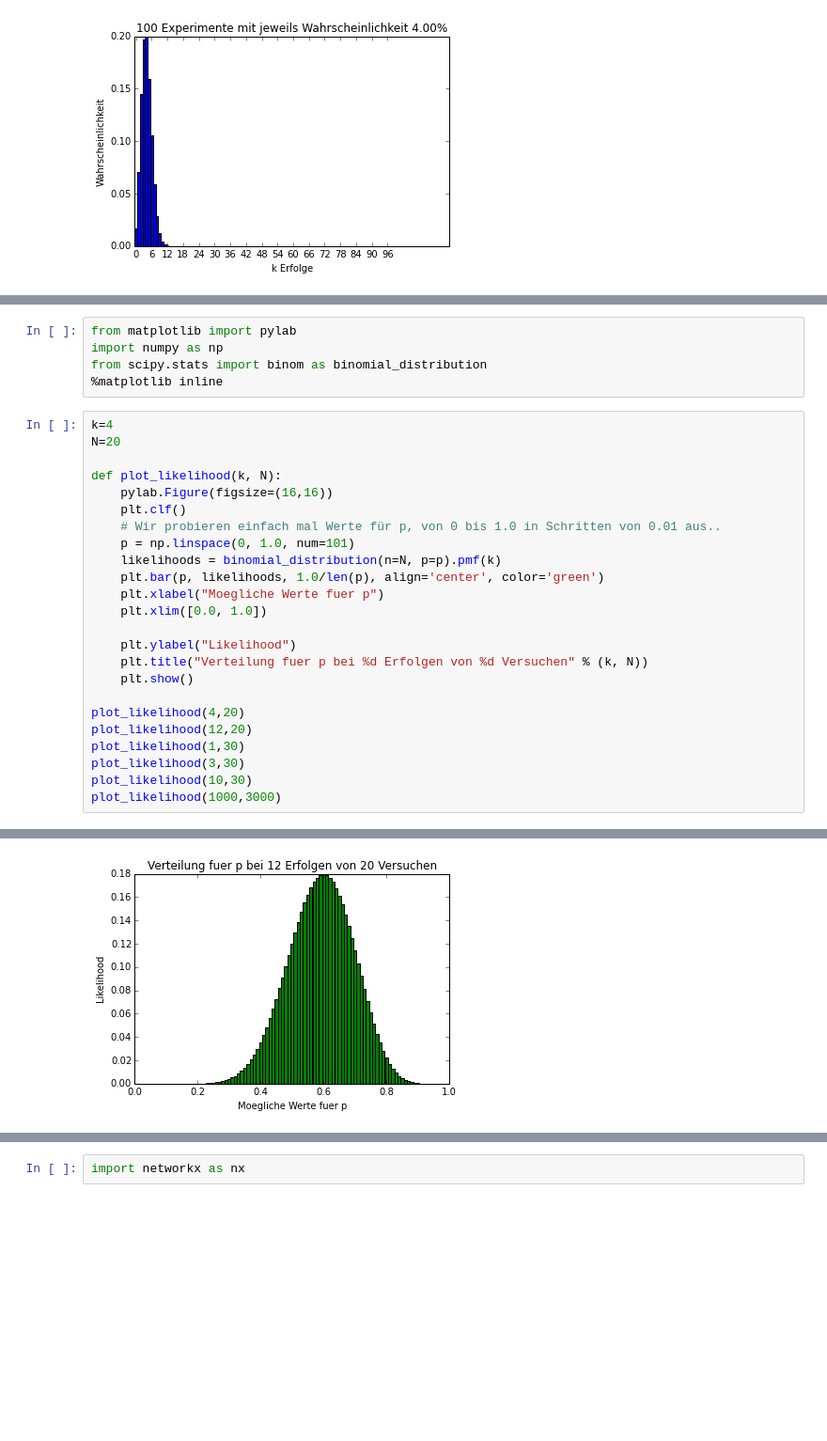
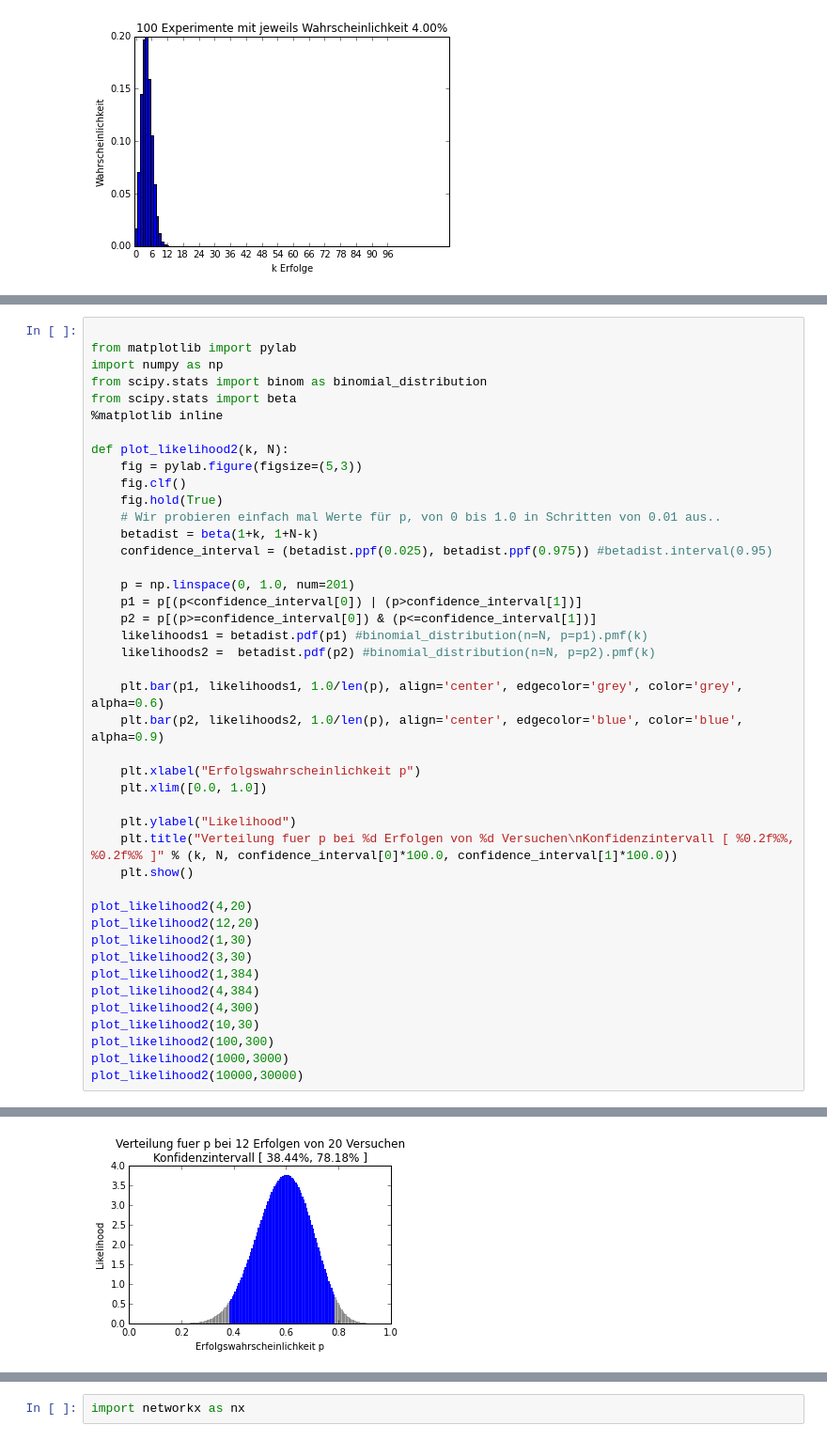
Before and after one commit to kadeng/tutorials, a Jupyter notebook: Tutorial Wahrscheinichkeitsrechnung.ipynb, the cells around one changed output, grey strips where cells are left out. Shown: that part at 94% size. Cells and saved outputs as stored; diff of their text form; blank space fills up the shorter version.

```diff
--- a/Tutorial Wahrscheinichkeitsrechnung.ipynb
+++ b/Tutorial Wahrscheinichkeitsrechnung.ipynb
@@ -246,30 +308,44 @@ Da es sich bei p um eine (wenn auch unbekannte) Wahrscheinlichkeit handelt, wiss
-# %%
-from matplotlib import pylab
-import numpy as np
-from scipy.stats import binom as binomial_distribution
-%matplotlib inline
 # %%
-k=4
-N=20
 
-def plot_likelihood(k, N):
-    pylab.Figure(figsize=(16,16))
-    plt.clf()
+from matplotlib import pylab
+import numpy as np
+from scipy.stats import binom as binomial_distribution
+from scipy.stats import beta
+%matplotlib inline
+
+def plot_likelihood2(k, N):
+    fig = pylab.figure(figsize=(5,3))
+    fig.clf()
+    fig.hold(True)
     # Wir probieren einfach mal Werte für p, von 0 bis 1.0 in Schritten von 0.01 aus..
-    p = np.linspace(0, 1.0, num=101)
-    likelihoods = binomial_distribution(n=N, p=p).pmf(k)
-    plt.bar(p, likelihoods, 1.0/len(p), align='center', color='green')
-    plt.xlabel("Moegliche Werte fuer p")
+    betadist = beta(1+k, 1+N-k)
+    confidence_interval = (betadist.ppf(0.025), betadist.ppf(0.975)) #betadist.interval(0.95)
+
+    p = np.linspace(0, 1.0, num=201)
+    p1 = p[(p<confidence_interval[0]) | (p>confidence_interval[1])]
+    p2 = p[(p>=confidence_interval[0]) & (p<=confidence_interval[1])]
+    likelihoods1 = betadist.pdf(p1) #binomial_distribution(n=N, p=p1).pmf(k)
+    likelihoods2 =  betadist.pdf(p2) #binomial_distribution(n=N, p=p2).pmf(k)
+
+    plt.bar(p1, likelihoods1, 1.0/len(p), align='center', edgecolor='grey', color='grey', alpha=0.6)
+    plt.bar(p2, likelihoods2, 1.0/len(p), align='center', edgecolor='blue', color='blue', alpha=0.9)
+
+    plt.xlabel("Erfolgswahrscheinlichkeit p")
     plt.xlim([0.0, 1.0])
 
     plt.ylabel("Likelihood")
-    plt.title("Verteilung fuer p bei %d Erfolgen von %d Versuchen" % (k, N))
+    plt.title("Verteilung fuer p bei %d Erfolgen von %d Versuchen\nKonfidenzintervall [ %0.2f%%, %0.2f%% ]" % (k, N, confidence_interval[0]*100.0, confidence_interval[1]*100.0))
     plt.show()
 
-plot_likelihood(4,20)
-plot_likelihood(12,20)
-plot_likelihood(1,30)
-plot_likelihood(3,30)
-plot_likelihood(10,30)
-plot_likelihood(1000,3000)
+plot_likelihood2(4,20)
+plot_likelihood2(12,20)
+plot_likelihood2(1,30)
+plot_likelihood2(3,30)
+plot_likelihood2(1,384)
+plot_likelihood2(4,384)
+plot_likelihood2(4,300)
+plot_likelihood2(10,30)
+plot_likelihood2(100,300)
+plot_likelihood2(1000,3000)
+plot_likelihood2(10000,30000)
 # %% [output]
@@ -277 +353 @@ plot_likelihood(1000,3000)
-[figure, old version]
+[figure, new version]
```
Also changed, not shown: parts of 8 cells of this notebook, 22 other files.
